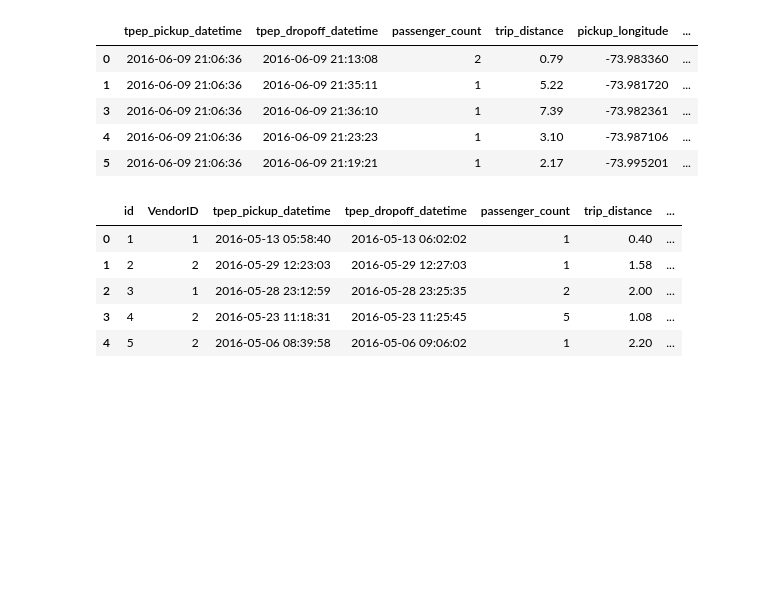
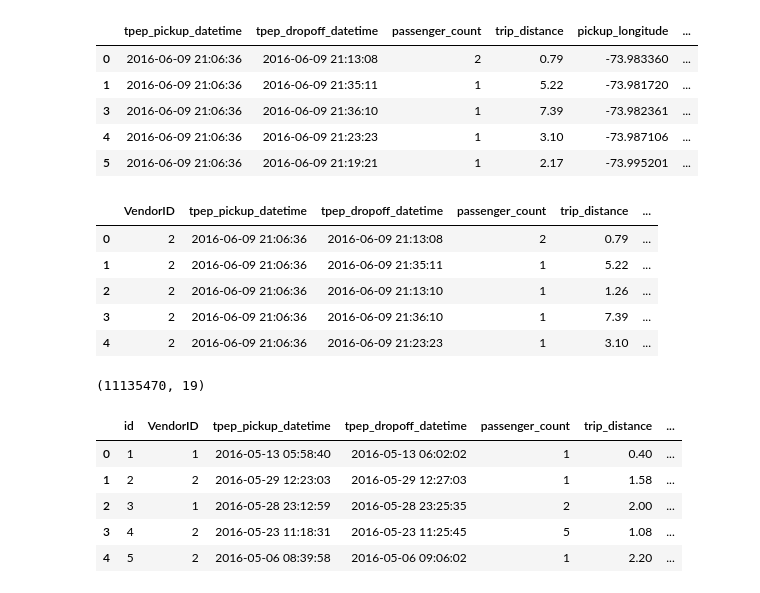
Before and after one commit to Sitorias/TaxiPrediction, a Jupyter notebook: Task 2 - Predicting Taxi Ride Prices - Leo.ipynb, the cells around one changed output. Saved outputs shown, nothing was run; the diff lists cells and outputs as text; code cells hidden in the pictures; blank space fills up the shorter version.

```diff
--- a/Task 2 - Predicting Taxi Ride Prices - Leo.ipynb
+++ b/Task 2 - Predicting Taxi Ride Prices - Leo.ipynb
@@ -25,6 +27,21 @@ train.head()
 | 3 | 2016-06-09 21:06:36 | 2016-06-09 21:36:10 | 1 | 7.39 | -73.982361 | ... |
 | 4 | 2016-06-09 21:06:36 | 2016-06-09 21:23:23 | 1 | 3.10 | -73.987106 | ... |
 | 5 | 2016-06-09 21:06:36 | 2016-06-09 21:19:21 | 1 | 2.17 | -73.995201 | ... |
+# %%
+t = pd.read_csv("C:\\Users\\Leo\\TaxiData\\default.csv")
+# %%
+t.head()
+# %% [output]
+|  | VendorID | tpep_pickup_datetime | tpep_dropoff_datetime | passenger_count | trip_distance | ... |
+| 0 | 2 | 2016-06-09 21:06:36 | 2016-06-09 21:13:08 | 2 | 0.79 | ... |
+| 1 | 2 | 2016-06-09 21:06:36 | 2016-06-09 21:35:11 | 1 | 5.22 | ... |
+| 2 | 2 | 2016-06-09 21:06:36 | 2016-06-09 21:13:10 | 1 | 1.26 | ... |
+| 3 | 2 | 2016-06-09 21:06:36 | 2016-06-09 21:36:10 | 1 | 7.39 | ... |
+| 4 | 2 | 2016-06-09 21:06:36 | 2016-06-09 21:23:23 | 1 | 3.10 | ... |
+# %%
+np.shape(t)
+# %% [output]
+(11135470, 19)
 # %%
 test.head()
 # %% [output]
```
Also changed, not shown: parts of 19 cells of this notebook, 2 other files.
